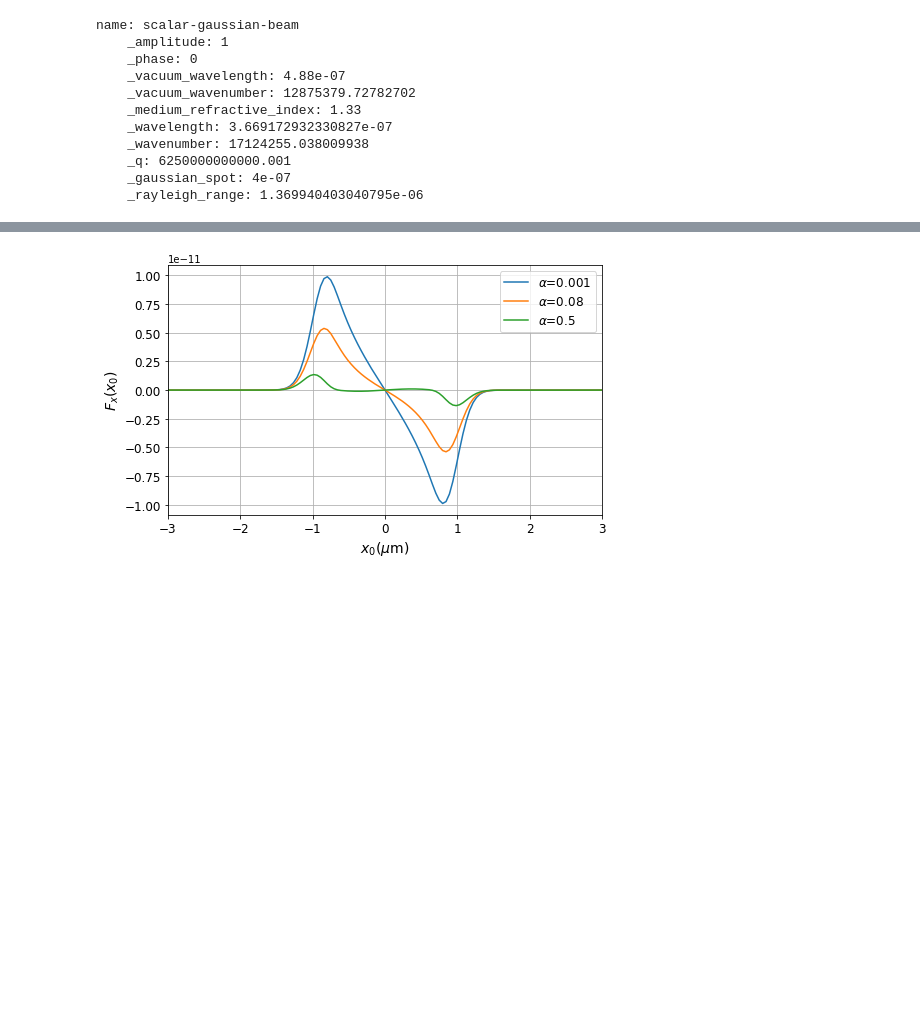
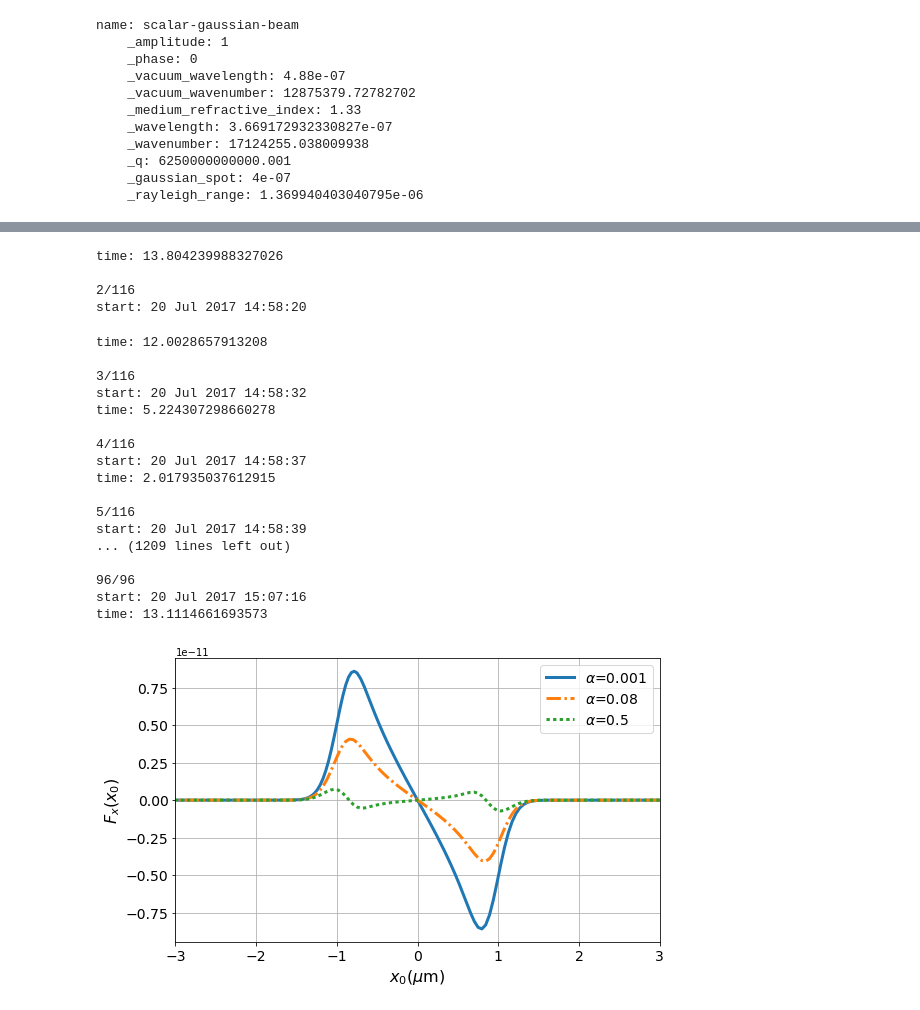
Before and after one commit to arantespp/opticalforces, a Jupyter notebook: examples/scalar-gaussian-beam/scalar-gaussian-beam.ipynb, the cells around one changed output, grey strips where cells are left out. Saved outputs shown, nothing was run; the diff lists cells and outputs as text; code cells hidden in the pictures; blank space fills up the shorter version.

```diff
--- a/examples/scalar-gaussian-beam/scalar-gaussian-beam.ipynb
+++ b/examples/scalar-gaussian-beam/scalar-gaussian-beam.ipynb
@@ -15,4 +7,12 @@ from particle import SphericalParticle
 # %%
+import matplotlib.pyplot as plt
+
+import sys
+sys.path.insert(0, '../../opticalforces')
+
+from beam import ScalarGaussianBeam
+from particle import SphericalParticle
+
 # Gaussian beam and spherical particle used by Zhang et al
 sgb = ScalarGaussianBeam()
 sgb.vacuum_wavelength = 0.488e-6
@@ -28,7 +28,7 @@ ptc.refractive_index = 1.6
 paramx = {'param': 'beam_pos_x',
           'start': -3*ptc.radius,
           'stop': 3*ptc.radius,
-          'num': 100,}
+          'num': 120,}
 # %% [output]
 name: scalar-gaussian-beam
     _amplitude: 1
@@ -69,22 +95,31 @@ plt.show()
 # %%
 # Force graphic when beam is at (0, 0, 1*Rp), figure 4.b) from [1].
-beam_pos = Point(0, 0, 1*ptc.radius)
+beam_pos = (0, 0, 1*ptc.radius)
 
-plt.figure(2, figsize=(4.5*1.618, 4.5))
+plt.figure(2, figsize=(5*1.618, 5))
 
-for alpha in (0.001e6, 0.08e6, 0.5e6):
-    ptc.absorption_coefficient = alpha
-    X, F = ptc.geo_opt_force(sgb, beam_pos, force_dir='fx', paramx=paramx)
-    label = r'$\alpha$=%s' % (str(ptc.absorption_coefficient*1e-6))
-    plt.plot([-x/ptc.radius for x in X], F, '-', label=label)
+ptc.absorption_coefficient = 0.001e6
+X, F = ptc.geo_opt_force(sgb, beam_pos, force_dir='fx', paramx=paramx)
+label = r'$\alpha$=%s' % (str(ptc.absorption_coefficient*1e-6))
+plt.plot([-x/ptc.radius for x in X], F, '-', lw=3, label=label)
 
-ax = plt.gca()
-ax.set_xlim([-3, 3])
-plt.tick_params(axis='x', labelsize=12)
-plt.tick_params(axis='y', labelsize=12)
-plt.xlabel(r'$x_0(\mu$m)', fontsize=14)
-plt.ylabel(r'$F_x(x_0$)', fontsize=14)
-plt.legend(fontsize=12, loc=1)
+ptc.absorption_coefficient = 0.08e6
+X, F = ptc.geo_opt_force(sgb, beam_pos, force_dir='fx', paramx=paramx)
+label = r'$\alpha$=%s' % (str(ptc.absorption_coefficient*1e-6))
+plt.plot([-x/ptc.radius for x in X], F, '-.', lw=3, label=label)
+
+ptc.absorption_coefficient = 0.5e6
+X, F = ptc.geo_opt_force(sgb, beam_pos, force_dir='fx', paramx=paramx)
+label = r'$\alpha$=%s' % (str(ptc.absorption_coefficient*1e-6))
+plt.plot([-x/ptc.radius for x in X], F, ':', lw=3, label=label)
+
+plt.xlim([paramx['start']/ptc.radius, paramx['stop']/ptc.radius])
+
+plt.legend(fontsize=14, loc=1)
+plt.tick_params(axis='x', labelsize=14)
+plt.tick_params(axis='y', labelsize=14)
+plt.xlabel(r'$x_0(\mu$m)', fontsize=16)
+plt.ylabel(r'$F_x(x_0$)', fontsize=16)
 plt.grid()
 plt.tight_layout()
 plt.savefig('fig4b.png')
@@ -93,3 +130,24 @@ plt.show()
+time: 13.804239988327026
+
+2/116
+start: 20 Jul 2017 14:58:20
+time: 12.0028657913208
+
+3/116
+start: 20 Jul 2017 14:58:32
+time: 5.224307298660278
+
+4/116
+start: 20 Jul 2017 14:58:37
+time: 2.017935037612915
+
+5/116
+start: 20 Jul 2017 14:58:39
+... (1209 lines left out)
+
+96/96
+start: 20 Jul 2017 15:07:16
+time: 13.1114661693573
-[figure, old version]
+[figure, new version]
 # %%
 # Force graphic when beam is at (0, 0, -2*Rp), figure 4.c) from [1].
```
Also changed, not shown: parts of 5 cells of this notebook, 6 other files.
